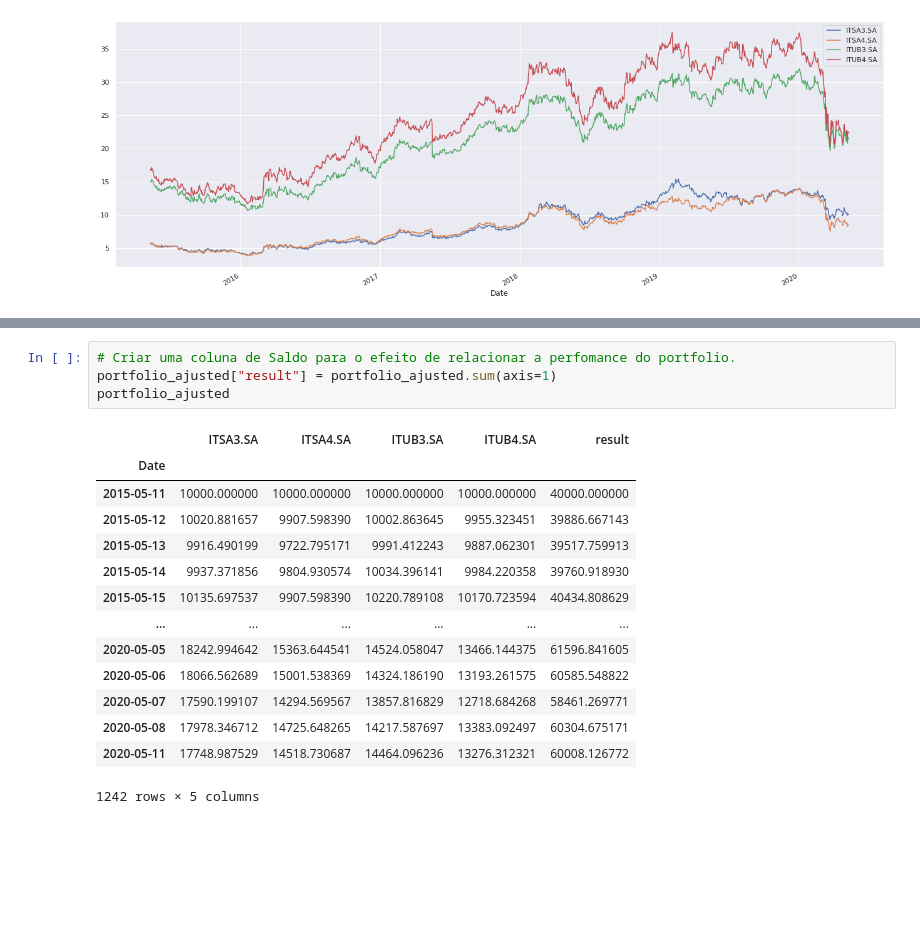
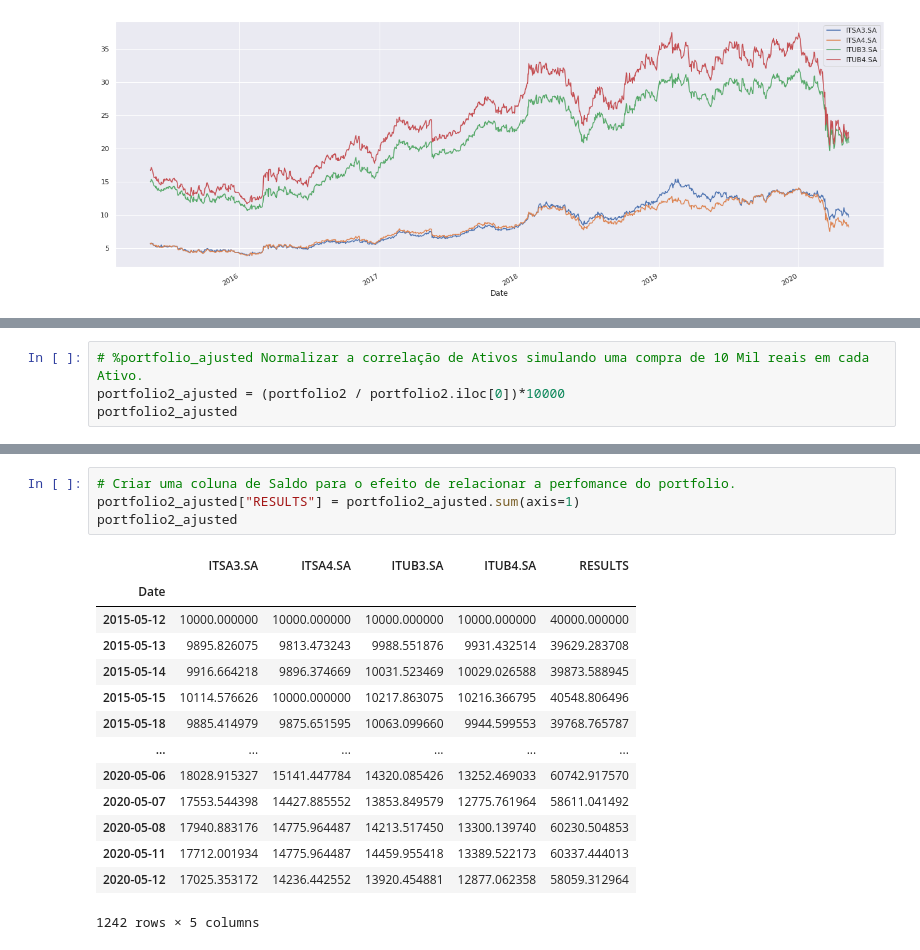
Before and after one commit to fonsecajr/Projects, a Jupyter notebook: Ações_Analises.ipynb, the cells around one changed output, grey strips where cells are left out. Saved outputs shown, nothing was run; the diff lists cells and outputs as text; blank space fills up the shorter version.

```diff
--- a/Ações_Analises.ipynb
+++ b/Ações_Analises.ipynb
@@ -321,0 +326,4 @@ sns.heatmap(portfolio3.corr(), annot=True)
+# %%
+# %portfolio_ajusted Normalizar a correlação de Ativos simulando uma compra de 10 Mil reais em cada Ativo.
+portfolio2_ajusted = (portfolio2 / portfolio2.iloc[0])*10000
+portfolio2_ajusted
@@ -353,21 +351,21 @@ portfolio_ajusted.plot(figsize=(22,8))
 # %%
 # Criar uma coluna de Saldo para o efeito de relacionar a perfomance do portfolio.
-portfolio_ajusted["result"] = portfolio_ajusted.sum(axis=1)
-portfolio_ajusted
+portfolio2_ajusted["RESULTS"] = portfolio2_ajusted.sum(axis=1)
+portfolio2_ajusted
 # %% [output]
-|  | ITSA3.SA | ITSA4.SA | ITUB3.SA | ITUB4.SA | result |
+|  | ITSA3.SA | ITSA4.SA | ITUB3.SA | ITUB4.SA | RESULTS |
 | Date |  |  |  |  |  |
-| 2015-05-11 | 10000.000000 | 10000.000000 | 10000.000000 | 10000.000000 | 40000.000000 |
-| 2015-05-12 | 10020.881657 | 9907.598390 | 10002.863645 | 9955.323451 | 39886.667143 |
-| 2015-05-13 | 9916.490199 | 9722.795171 | 9991.412243 | 9887.062301 | 39517.759913 |
-| 2015-05-14 | 9937.371856 | 9804.930574 | 10034.396141 | 9984.220358 | 39760.918930 |
-| 2015-05-15 | 10135.697537 | 9907.598390 | 10220.789108 | 10170.723594 | 40434.808629 |
+| 2015-05-12 | 10000.000000 | 10000.000000 | 10000.000000 | 10000.000000 | 40000.000000 |
+| 2015-05-13 | 9895.826075 | 9813.473243 | 9988.551876 | 9931.432514 | 39629.283708 |
+| 2015-05-14 | 9916.664218 | 9896.374669 | 10031.523469 | 10029.026588 | 39873.588945 |
+| 2015-05-15 | 10114.576626 | 10000.000000 | 10217.863075 | 10216.366795 | 40548.806496 |
+| 2015-05-18 | 9885.414979 | 9875.651595 | 10063.099660 | 9944.599553 | 39768.765787 |
 | ... | ... | ... | ... | ... | ... |
-| 2020-05-05 | 18242.994642 | 15363.644541 | 14524.058047 | 13466.144375 | 61596.841605 |
-| 2020-05-06 | 18066.562689 | 15001.538369 | 14324.186190 | 13193.261575 | 60585.548822 |
-| 2020-05-07 | 17590.199107 | 14294.569567 | 13857.816829 | 12718.684268 | 58461.269771 |
-| 2020-05-08 | 17978.346712 | 14725.648265 | 14217.587697 | 13383.092497 | 60304.675171 |
-| 2020-05-11 | 17748.987529 | 14518.730687 | 14464.096236 | 13276.312321 | 60008.126772 |
+| 2020-05-06 | 18028.915327 | 15141.447784 | 14320.085426 | 13252.469033 | 60742.917570 |
+| 2020-05-07 | 17553.544398 | 14427.885552 | 13853.849579 | 12775.761964 | 58611.041492 |
+| 2020-05-08 | 17940.883176 | 14775.964487 | 14213.517450 | 13300.139740 | 60230.504853 |
+| 2020-05-11 | 17712.001934 | 14775.964487 | 14459.955418 | 13389.522173 | 60337.444013 |
+| 2020-05-12 | 17025.353172 | 14236.442552 | 13920.454881 | 12877.062358 | 58059.312964 |
 1242 rows × 5 columns
 # %%
 # %ibov_ajusted Normalizar o ^BVSP simulando uma compra de 40 Mil reais (Relação de Ativos anterior).
```
Also changed, not shown: parts of 33 cells of this notebook.
